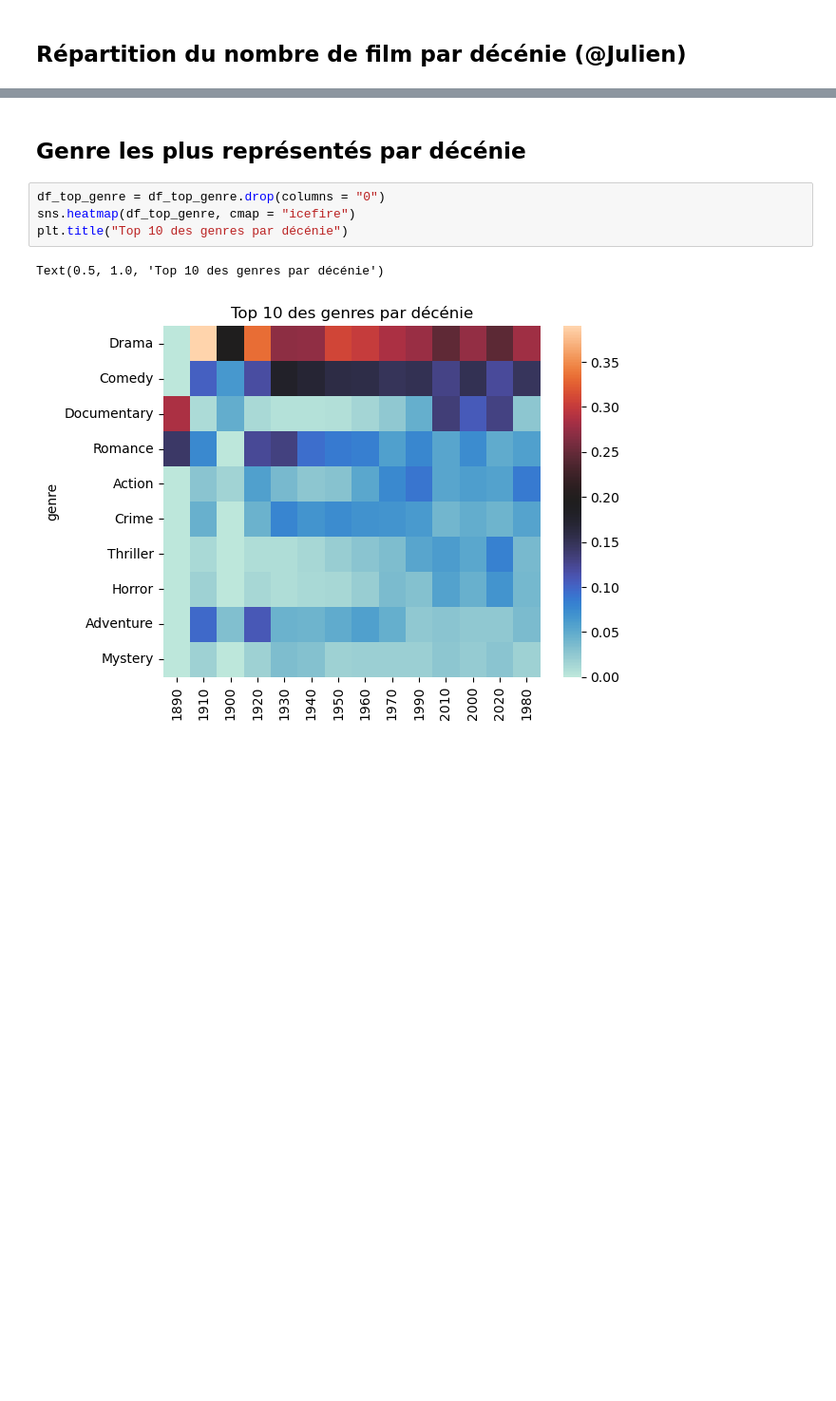
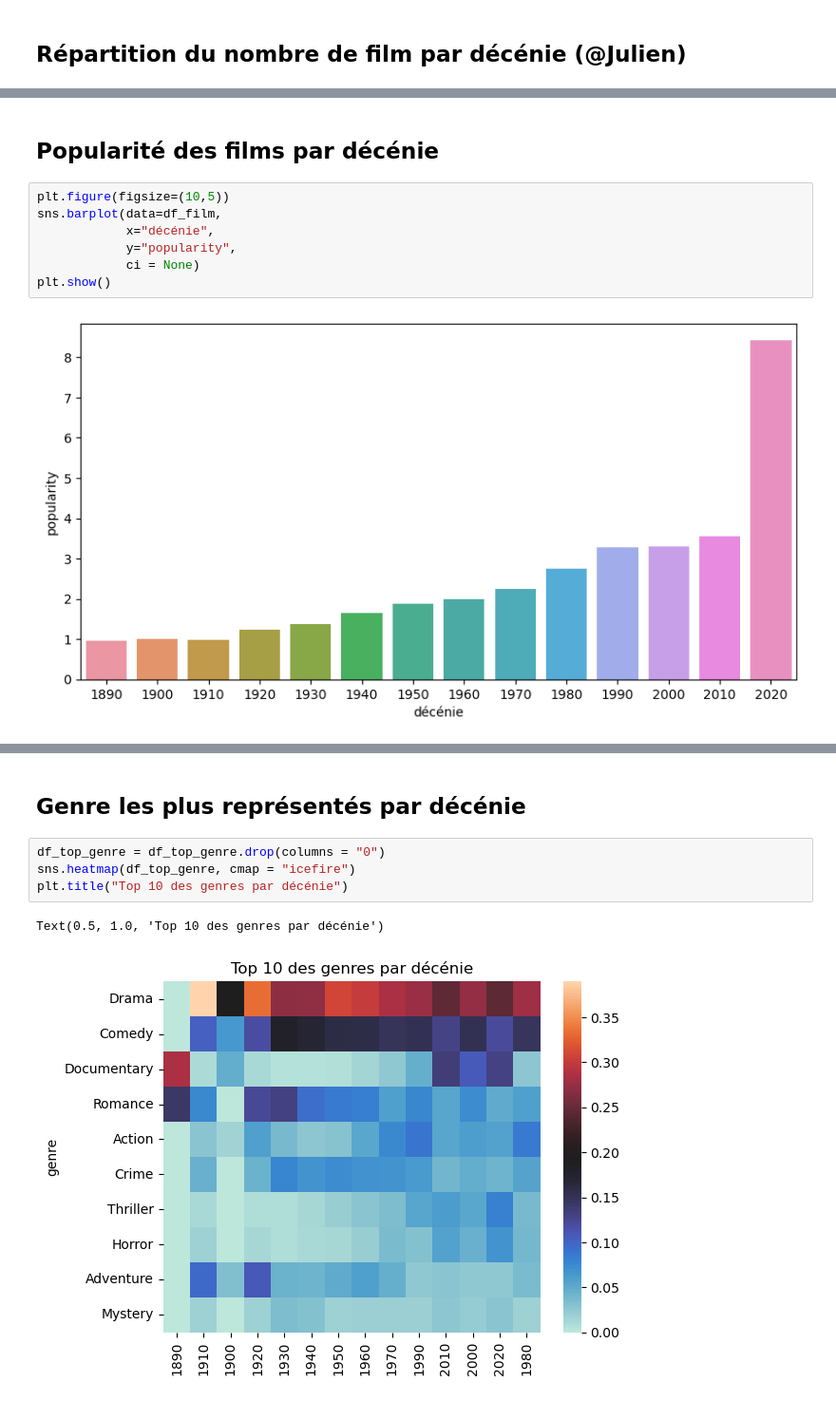
Before and after one commit to LunaGTN/film_recommendation_system, a Jupyter notebook: analyse.ipynb, the cells around one changed output, grey strips where cells are left out. Shown at 95% size. Cells and saved outputs as stored; diff of their text form; blank space fills up the shorter version.

```diff
--- a/analyse.ipynb
+++ b/analyse.ipynb
@@ -11,0 +25,11 @@ df_top_genre = pd.read_csv("df_top_genre.csv").set_index("genre")
+# %% [markdown]
+## Popularité des films par décénie
+# %%
+plt.figure(figsize=(10,5))
+sns.barplot(data=df_film,
+            x="décénie",
+            y="popularity",
+            ci = None)
+plt.show()
+# %% [output]
+[figure, added]
```
Also changed, not shown: parts of 10 cells of this notebook.
